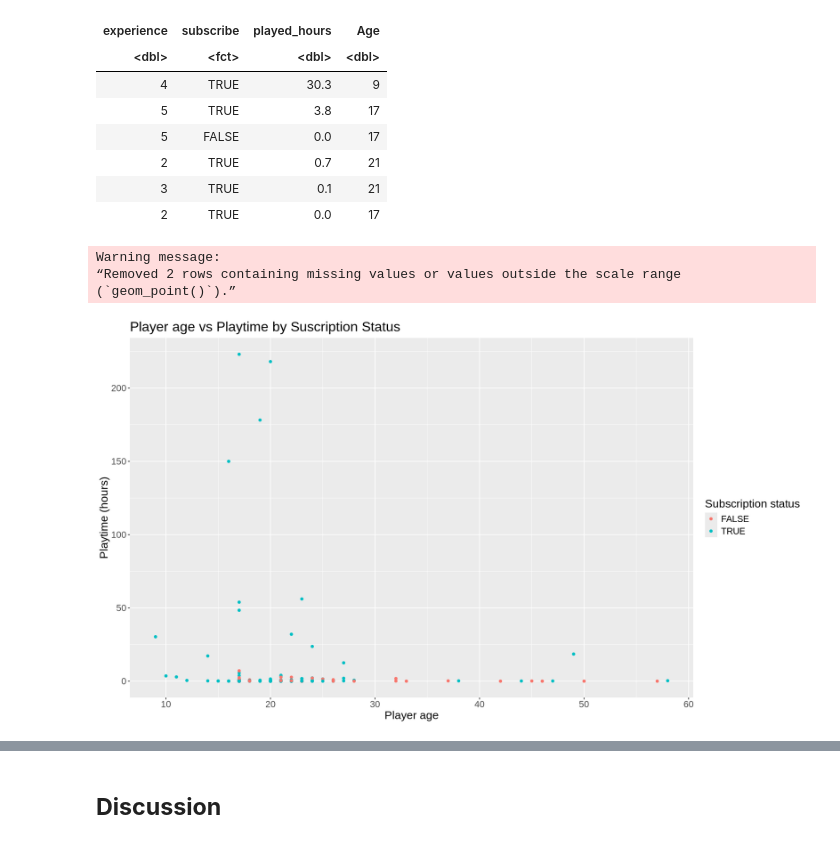
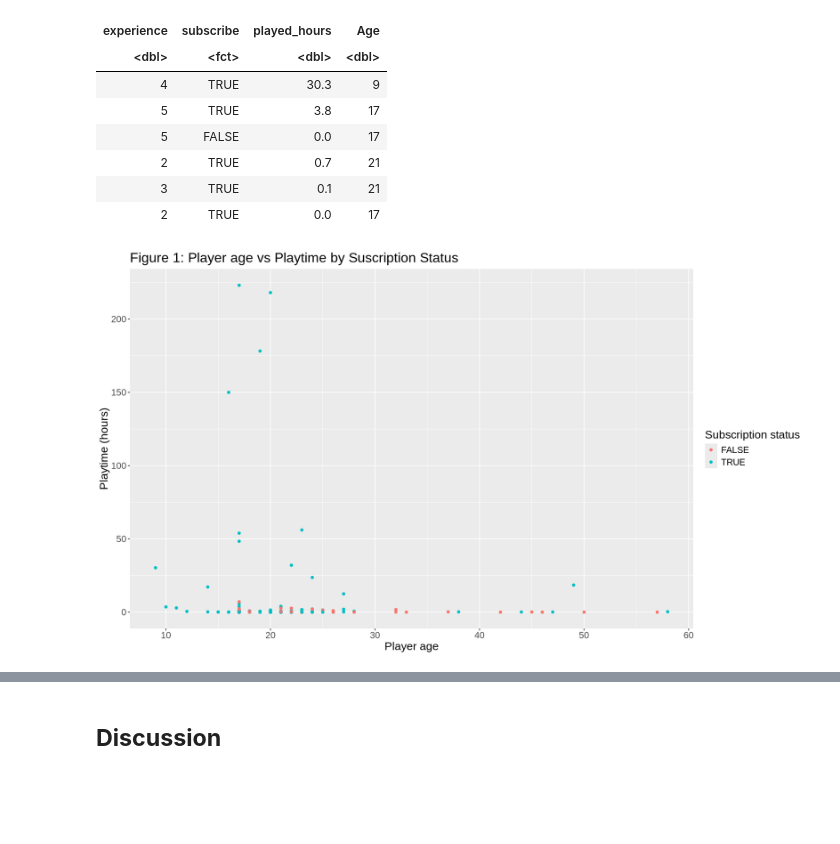
Before and after one commit to nliu0729/dsci-group-project, a Jupyter notebook: final_group_report-2.ipynb, the cells around one changed output, grey strips where cells are left out. Drawn from its saved outputs; the diff is of its cells as text; code cells hidden in the pictures; blank space fills up the shorter version.

```diff
--- a/final_group_report-2.ipynb
+++ b/final_group_report-2.ipynb
@@ -171,6 +167,7 @@ A tibble: 1 × 6
 # use mutate to change experience to numbers (hierarchy) high experience -> 5
 players <- players_data |>
     select(-hashedEmail, -gender, -name) |>
+    filter(!is.na(Age)) |>
     mutate(subscribe = as_factor(subscribe)) |>
     mutate(experience = as_factor(experience)) |>
     mutate(experience = factor(experience, levels = c("Beginner", "Amateur", "Regular", "Pro", "Veteran")),
@@ -189,18 +186,15 @@ A tibble: 6 × 4
 # %%
 # Scatterplot of age vs playtime
 options(repr.plot.width = 14, repr.plot.height = 8)
 
 age_v_playtime <- players |>
     ggplot(aes(x = Age, y = played_hours, color = subscribe)) +
         geom_point() +
         labs(x = "Player age",
              y = "Playtime (hours)",
-             title = "Player age vs Playtime by Suscription Status",
+             title = "Figure 1: Player age vs Playtime by Suscription Status",
              color = "Subscription status") +
         theme(text = element_text(size = 16))
 age_v_playtime
 # %% [output]
-Warning message:
-“Removed 2 rows containing missing values or values outside the scale range
-(`geom_point()`).”
-[figure, old version]
+[figure, new version]
```
Also changed, not shown: parts of 7 cells of this notebook.
